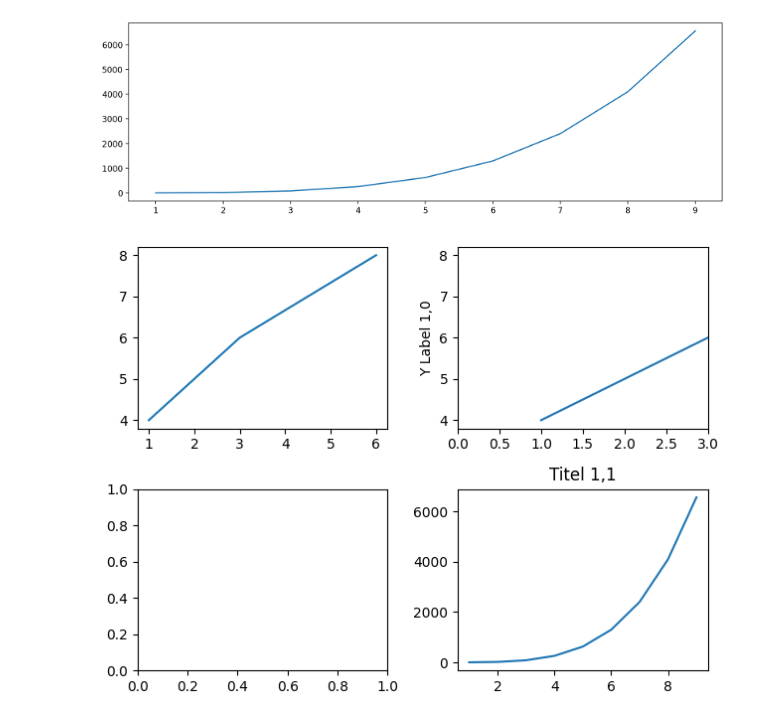
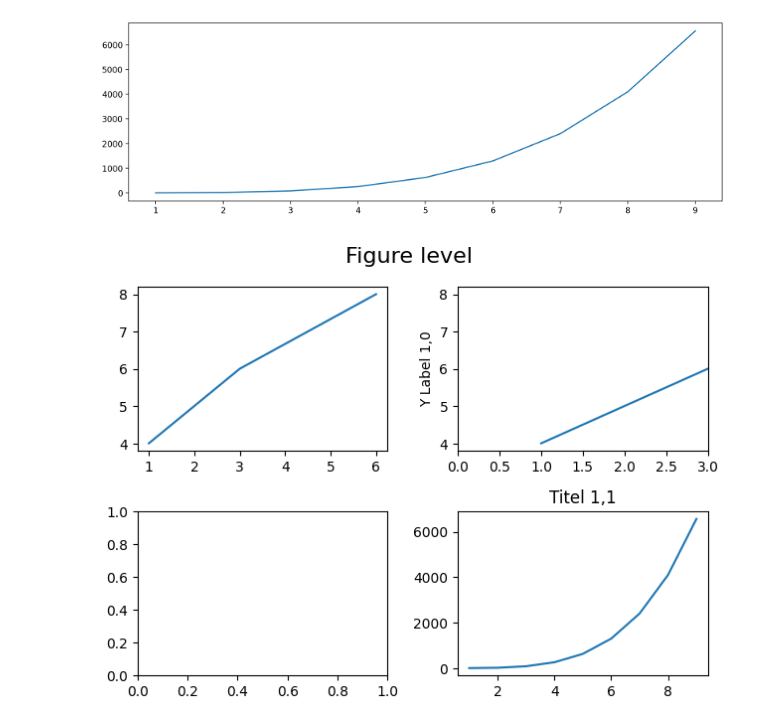
Before and after one commit to luyenquoc/Python-code-, a Jupyter notebook: Matplotlib.ipynb, the cells around one changed output. Drawn from its saved outputs; the diff is of its cells as text; code cells hidden in the pictures.

Commit message:
add image and new Matplotlib

```diff
--- a/Matplotlib.ipynb
+++ b/Matplotlib.ipynb
@@ -18,11 +18,13 @@ axes1.plot(a,b)
 # %%
 fig,axes = plt.subplots(nrows=2,ncols=2)
 axes[0][0].plot(x,y)
 axes[0][1].plot(x,y)
 axes[0][1].set_ylabel('Y Label 1,0')
 axes[0][1].set_xlim(0,3)
 axes[1][1].plot(a,b)
 axes[1][1].set_title('Titel 1,1')
+fig.suptitle('Figure level',fontsize =16)
 plt.tight_layout()
+fig.savefig('new_subplot.png',bbox_inches ='tight')
 # %% [output]
-[figure, old version]
+[figure, new version]
```
Also changed, not shown: 2 other files.
